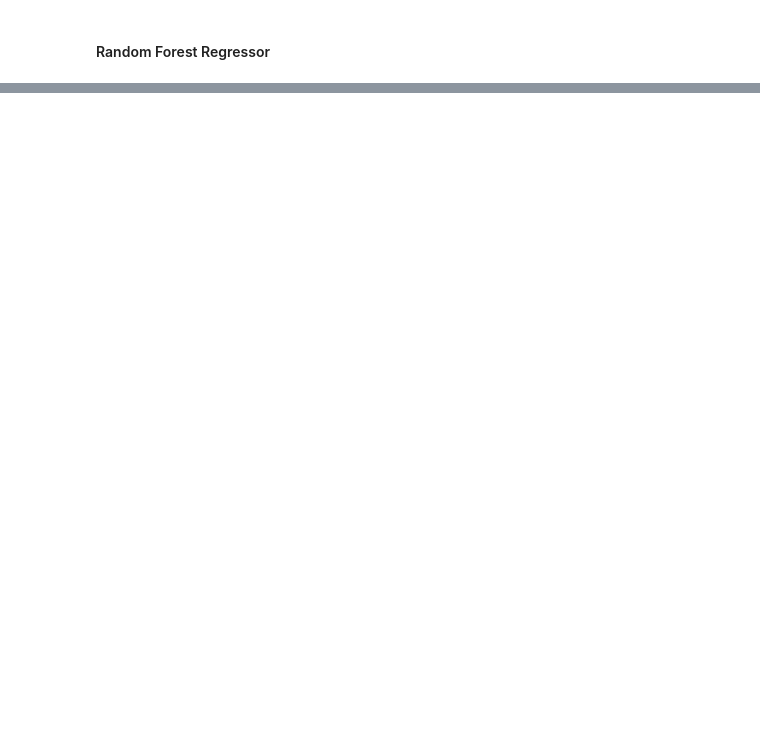
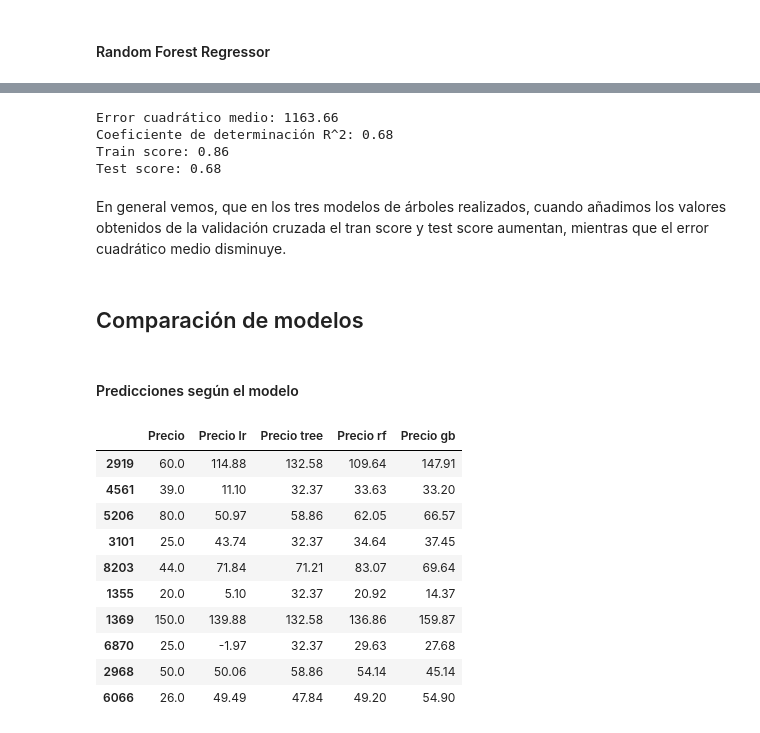
Before and after one commit to martallanos/Practica-Marta-Llanos-machine-learning, a Jupyter notebook: Modelos_machine_learning.ipynb, the cells around one changed output, grey strips where cells are left out. Saved outputs shown, nothing was run; the diff lists cells and outputs as text; code cells hidden in the pictures; blank space fills up the shorter version.

```diff
--- a/Modelos_machine_learning.ipynb
+++ b/Modelos_machine_learning.ipynb
@@ -322,0 +515,59 @@ Mean Squared Error: 2.412584962779156
+# %%
+gb_model = GradientBoostingRegressor(learning_rate= 0.1, max_depth= 5, min_samples_split =10, n_estimators= 100)
+
+# Entrenar el modelo
+gb_model.fit(X_train, y_train)
+
+# Realizar predicciones en el conjunto de prueba
+y_pred_gb = gb_model.predict(X_test)
+
+# Calcular el error cuadrático medio
+mse_gb = mean_squared_error(y_test, y_pred_gb)
+print("Error cuadrático medio:", round(mse_gb, 2))
+
+# Calcular el coeficiente de determinación R^2
+r2_gb = r2_score(y_test, y_pred_gb)
+print('Coeficiente de determinación R^2:', round(r2_gb, 2))
+
+# Calcular el puntaje de entrenamiento
+train_score_gb = gb_model.score(X_train, y_train)
+print("Train score:", round(train_score_gb, 2))
+
+# Calcular el puntaje de prueba
+test_score_gb = gb_model.score(X_test, y_test)
+print("Test score:", round(test_score_gb, 2))
+# %% [output]
+Error cuadrático medio: 1163.66
+Coeficiente de determinación R^2: 0.68
+Train score: 0.86
+Test score: 0.68
+# %% [markdown]
+En general vemos, que en los tres modelos de árboles realizados, cuando añadimos los valores obtenidos de la validación cruzada el tran score y test score aumentan, mientras que el error cuadrático medio disminuye.
+# %% [markdown]
+## Comparación de modelos
+# %% [markdown]
+#### Predicciones según el modelo
+# %%
+data = {
+    'Precio': y_test,
+    'Precio lr': np.round(y_pred_lr,2),
+    'Precio tree': np.round(y_pred_tree,2),
+    'Precio rf': np.round(y_pred_rf,2),
+    'Precio gb': np.round(y_pred_gb,2)
+}
+
+df = pd.DataFrame(data, index=X_test.index)
+dfplot = df.head(10)
+dfplot
+# %% [output]
+|  | Precio | Precio lr | Precio tree | Precio rf | Precio gb |
+| 2919 | 60.0 | 114.88 | 132.58 | 109.64 | 147.91 |
+| 4561 | 39.0 | 11.10 | 32.37 | 33.63 | 33.20 |
+| 5206 | 80.0 | 50.97 | 58.86 | 62.05 | 66.57 |
+| 3101 | 25.0 | 43.74 | 32.37 | 34.64 | 37.45 |
+| 8203 | 44.0 | 71.84 | 71.21 | 83.07 | 69.64 |
+| 1355 | 20.0 | 5.10 | 32.37 | 20.92 | 14.37 |
+| 1369 | 150.0 | 139.88 | 132.58 | 136.86 | 159.87 |
+| 6870 | 25.0 | -1.97 | 32.37 | 29.63 | 27.68 |
+| 2968 | 50.0 | 50.06 | 58.86 | 54.14 | 45.14 |
+| 6066 | 26.0 | 49.49 | 47.84 | 49.20 | 54.90 |
```
Also changed, not shown: parts of 46 cells of this notebook.
